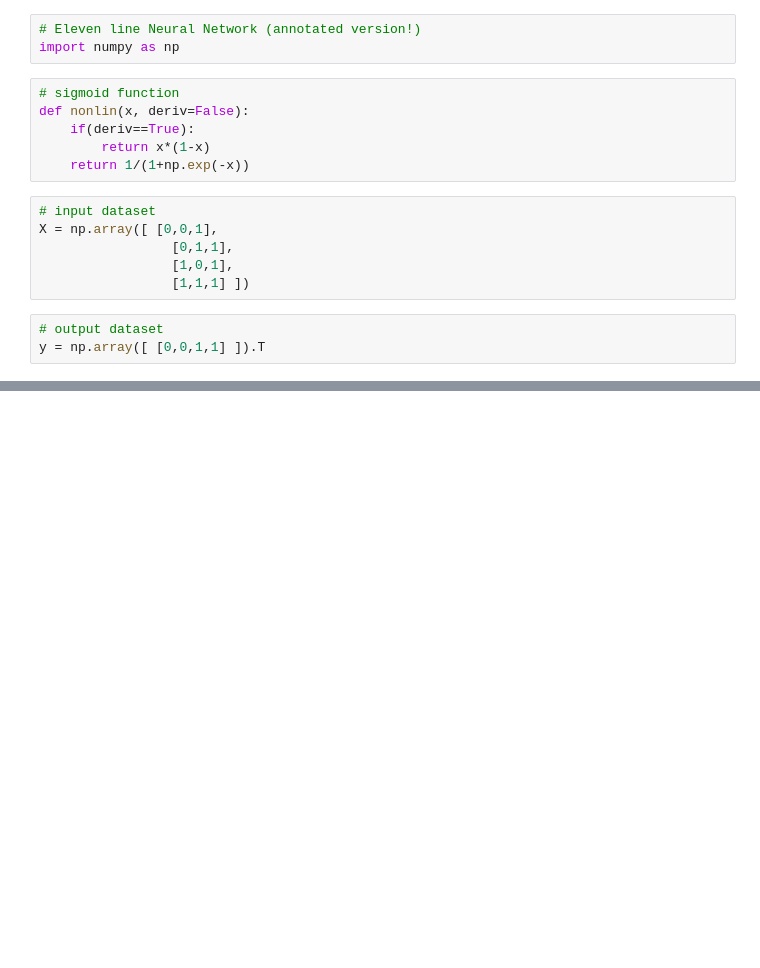
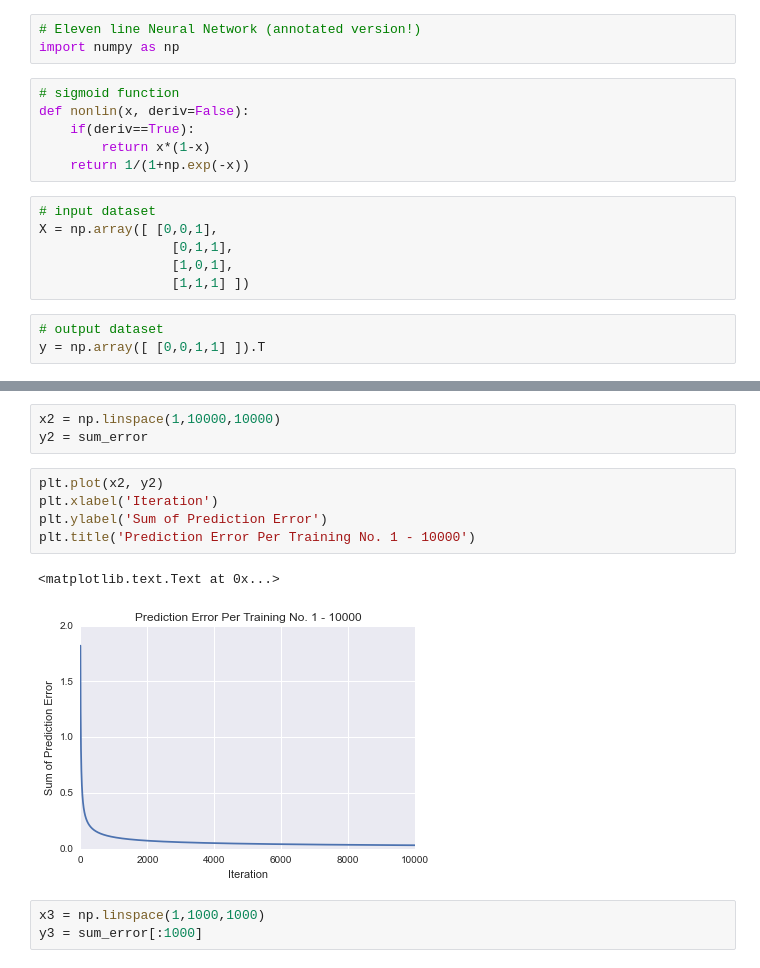
Before and after one commit to peacing/udacity-machine-learning, a Jupyter notebook: annotate_11NN.ipynb, the cells around one changed output, grey strips where cells are left out. Cells and saved outputs as stored; diff of their text form; blank space fills up the shorter version.

```diff
--- a/annotate_11NN.ipynb
+++ b/annotate_11NN.ipynb
@@ -101,0 +105,14 @@ Output After Trainng
+# %%
+x2 = np.linspace(1,10000,10000)
+y2 = sum_error
+# %%
+plt.plot(x2, y2)
+plt.xlabel('Iteration')
+plt.ylabel('Sum of Prediction Error')
+plt.title('Prediction Error Per Training No. 1 - 10000')
+# %% [output]
+<matplotlib.text.Text at 0x...>
+[figure, added]
+# %%
+x3 = np.linspace(1,1000,1000)
+y3 = sum_error[:1000]
```
Also changed, not shown: parts of 16 cells of this notebook.
